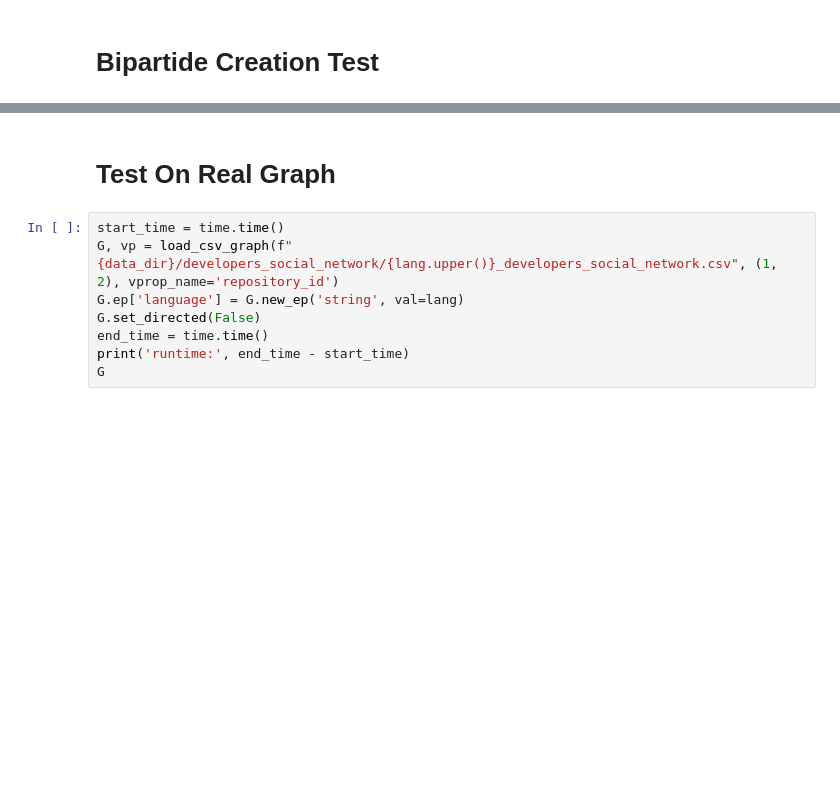
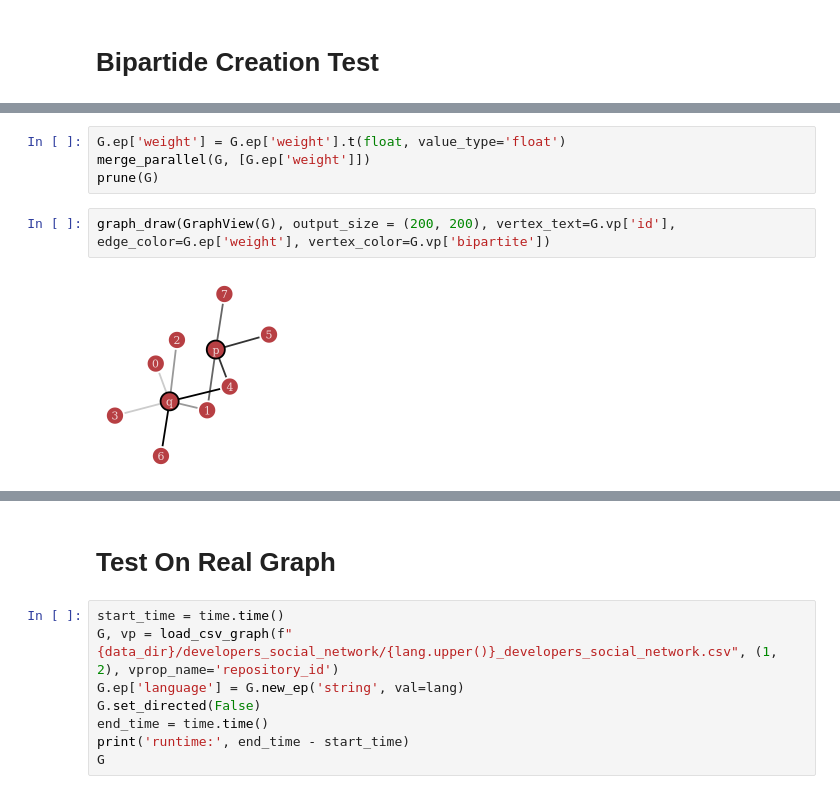
Before and after one commit to dankeg/GithubGraphML, a Jupyter notebook: test_bipartite.ipynb, the cells around one changed output, grey strips where cells are left out. Drawn from its saved outputs; the diff is of its cells as text; blank space fills up the shorter version.

```diff
--- a/test_bipartite.ipynb
+++ b/test_bipartite.ipynb
@@ -41,0 +47,8 @@ True
+# %%
+G.ep['weight'] = G.ep['weight'].t(float, value_type='float')
+merge_parallel(G, [G.ep['weight']])
+prune(G)
+# %%
+graph_draw(GraphView(G), output_size = (200, 200), vertex_text=G.vp['id'], edge_color=G.ep['weight'], vertex_color=G.vp['bipartite'])
+# %% [output]
+[figure, added]
```
Also changed, not shown: parts of 12 cells of this notebook, 3 other files.
